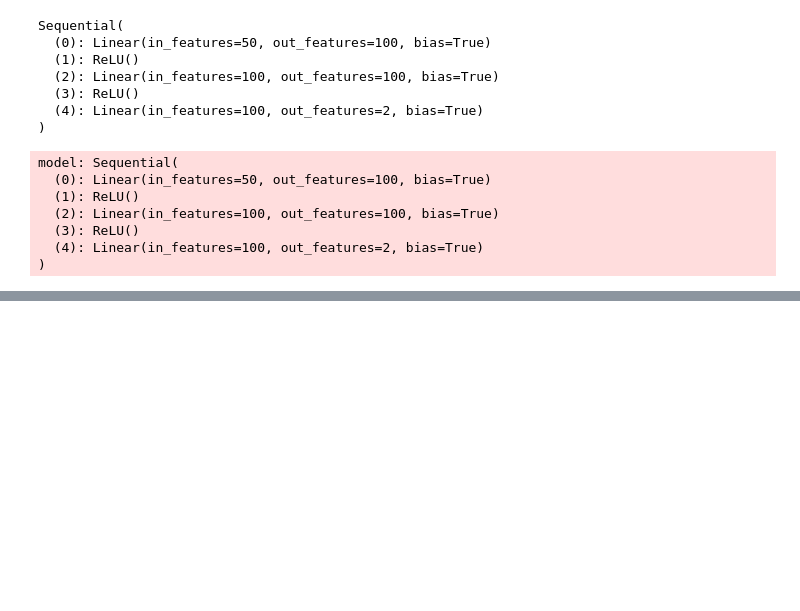
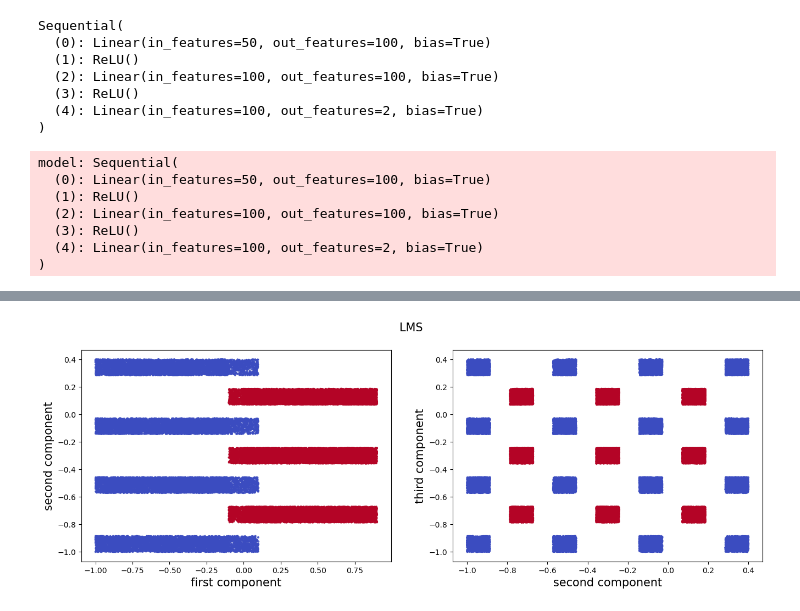
Before and after one commit to tianwen-fu/701-simplicity-bias, a Jupyter notebook: notebooks/train_fcn.ipynb, the cells around one changed output, grey strips where cells are left out. Drawn from its saved outputs; the diff is of its cells as text; code cells hidden in the pictures; blank space fills up the shorter version.

```diff
--- a/notebooks/train_fcn.ipynb
+++ b/notebooks/train_fcn.ipynb
@@ -44,8 +44,8 @@ Sequential(
 )
 # %%
 # use lms_7_noisy
-train_data, w = load_arrays('./data/lms_7_noisy_train.npz')
-val_data, _ = load_arrays('./data/lms_7_noisy_val.npz')
+train_data, w = load_arrays('./data/lms_7_40000_noisy_train.npz')
+val_data, _ = load_arrays('./data/lms_7_40000_noisy_val.npz')
 # %%
 trainer_logger = Logger('trainer')
 trainer_logger.setLevel('DEBUG')
@@ -107,0 +110,7 @@ KeyboardInterrupt:
+# %%
+x, y = train_data.tensors
+x = x.cpu().numpy()
+y = y.cpu().numpy()
+visualize_lms_array(x, y, w)
+# %% [output]
+[figure, added]
```
Also changed, not shown: parts of 6 cells of this notebook, 3 other files.
